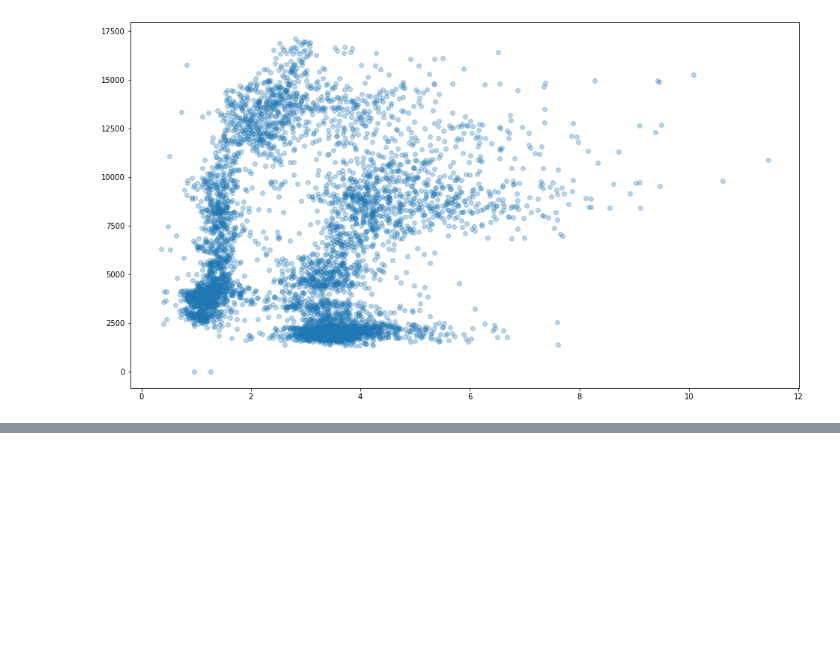
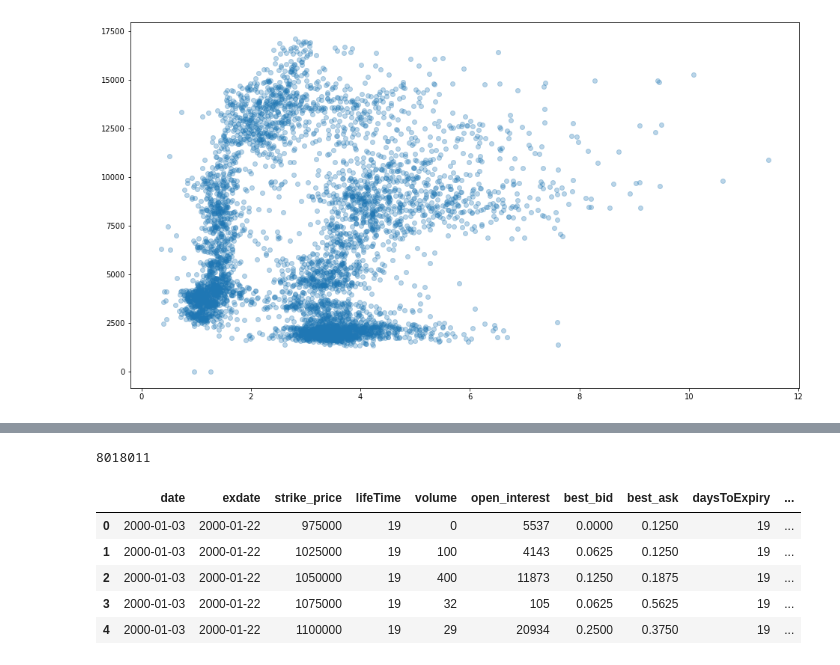
Before and after one commit to brianward92/Options, a Jupyter notebook: univariate_analysis.ipynb, the cells around one changed output, grey strips where cells are left out. Cells and saved outputs as stored; diff of their text form; code cells hidden in the pictures; blank space fills up the shorter version.

```diff
--- a/univariate_analysis.ipynb
+++ b/univariate_analysis.ipynb
@@ -123,0 +155,3 @@ plt.scatter(df_plt['Volume'] / 1e9, df_plt['open_interest'], alpha = 0.3)
+# %%
+slct = ['exdate','strike_price','lifeTime']
+df_adv = df.groupby(slct).apply(get_mean_series).reset_index(level = slct)
@@ -123,0 +167,4 @@ plt.scatter(df_plt['Volume'] / 1e9, df_plt['open_interest'], alpha = 0.3)
+# %%
+df_adv['date']-= pd.Timedelta('1 days')
+# %%
+df_adv = df_adv.sort_values(['date']+slct).reset_index(drop = True)
@@ -123,0 +180,15 @@ plt.scatter(df_plt['Volume'] / 1e9, df_plt['open_interest'], alpha = 0.3)
+# %%
+df2 = pd.merge_asof(df, df_adv, on = "date", by = slct)
+# %%
+len(df2)
+# %% [output]
+8018011
+# %%
+df2.head()
+# %% [output]
+|  | date | exdate | strike_price | lifeTime | volume | open_interest | best_bid | best_ask | daysToExpiry | ... |
+| 0 | 2000-01-03 | 2000-01-22 | 975000 | 19 | 0 | 5537 | 0.0000 | 0.1250 | 19 | ... |
+| 1 | 2000-01-03 | 2000-01-22 | 1025000 | 19 | 100 | 4143 | 0.0625 | 0.1250 | 19 | ... |
+| 2 | 2000-01-03 | 2000-01-22 | 1050000 | 19 | 400 | 11873 | 0.1250 | 0.1875 | 19 | ... |
+| 3 | 2000-01-03 | 2000-01-22 | 1075000 | 19 | 32 | 105 | 0.0625 | 0.5625 | 19 | ... |
+| 4 | 2000-01-03 | 2000-01-22 | 1100000 | 19 | 29 | 20934 | 0.2500 | 0.3750 | 19 | ... |
```
Also changed, not shown: parts of 15 cells of this notebook.
